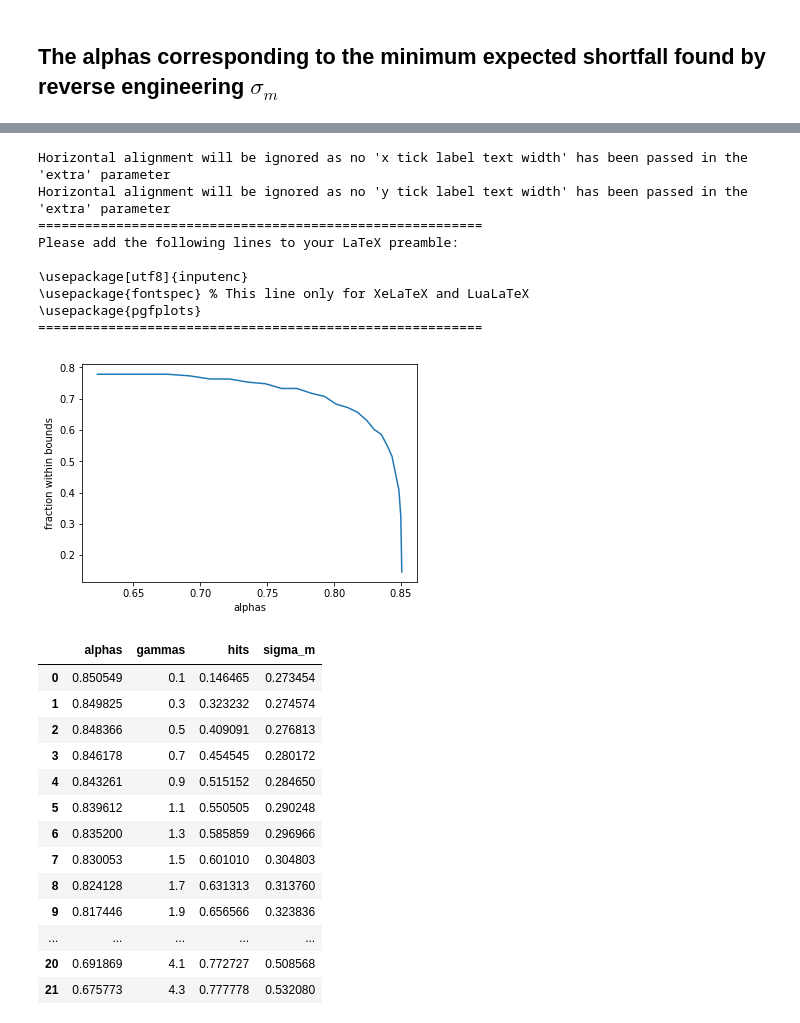
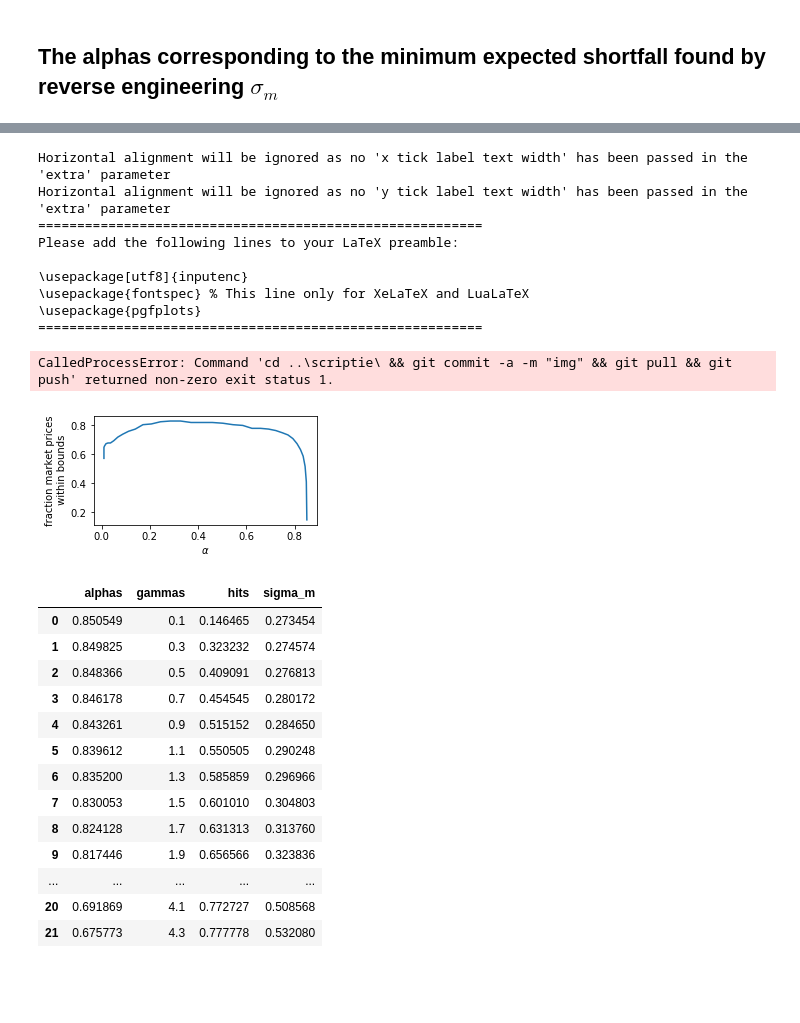
Before and after one commit to sebasv/thesis, a Jupyter notebook: Untitled1.ipynb, the cells around one changed output, grey strips where cells are left out. Drawn from its saved outputs; the diff is of its cells as text; code cells hidden in the pictures; blank space fills up the shorter version.

```diff
--- a/Untitled1.ipynb
+++ b/Untitled1.ipynb
@@ -92,19 +101,22 @@ array([ 0.85054872,  0.84982453,  0.84836601,  0.84617822,  0.84326117,
-# %%
-plt.plot(alphas, hits)
-plt.xlabel('alphas')
-plt.ylabel('fraction within bounds');
-tikz_save('../scriptie/img/expectedshortfall.tex', figureheight='6in', figurewidth='8in')
-# %% [output]
-Horizontal alignment will be ignored as no 'x tick label text width' has been passed in the 'extra' parameter
-Horizontal alignment will be ignored as no 'y tick label text width' has been passed in the 'extra' parameter
-=========================================================
-Please add the following lines to your LaTeX preamble:
-
-\usepackage[utf8]{inputenc}
-\usepackage{fontspec} % This line only for XeLaTeX and LuaLaTeX
-\usepackage{pgfplots}
-=========================================================
-[figure, removed]
+# %%
+fig, ax = plt.subplots(figsize=(4,2))
+ax.plot(alphas, hits)
+ax.set_xlabel('$\\alpha$')
+ax.set_ylabel('fraction market prices\n within bounds');
+tikz_save('../scriptie/img/expectedshortfall.tex', figureheight='2in', figurewidth='4in')
+print(subprocess.check_output(r'cd ..\scriptie\ && git commit -a -m "img" && git pull && git push', shell=True).decode('utf-8'))
+# %% [output]
+Horizontal alignment will be ignored as no 'x tick label text width' has been passed in the 'extra' parameter
+Horizontal alignment will be ignored as no 'y tick label text width' has been passed in the 'extra' parameter
+=========================================================
+Please add the following lines to your LaTeX preamble:
+
+\usepackage[utf8]{inputenc}
+\usepackage{fontspec} % This line only for XeLaTeX and LuaLaTeX
+\usepackage{pgfplots}
+=========================================================
+CalledProcessError: Command 'cd ..\scriptie\ && git commit -a -m "img" && git pull && git push' returned non-zero exit status 1.
+[figure, added]
 # %%
 pd.DataFrame(dict(alphas=alphas, sigma_m=sigma_m, hits=hits,gammas=gammas))
 # %% [output]
```
Also changed, not shown: parts of 4 cells of this notebook, 1 other file.
